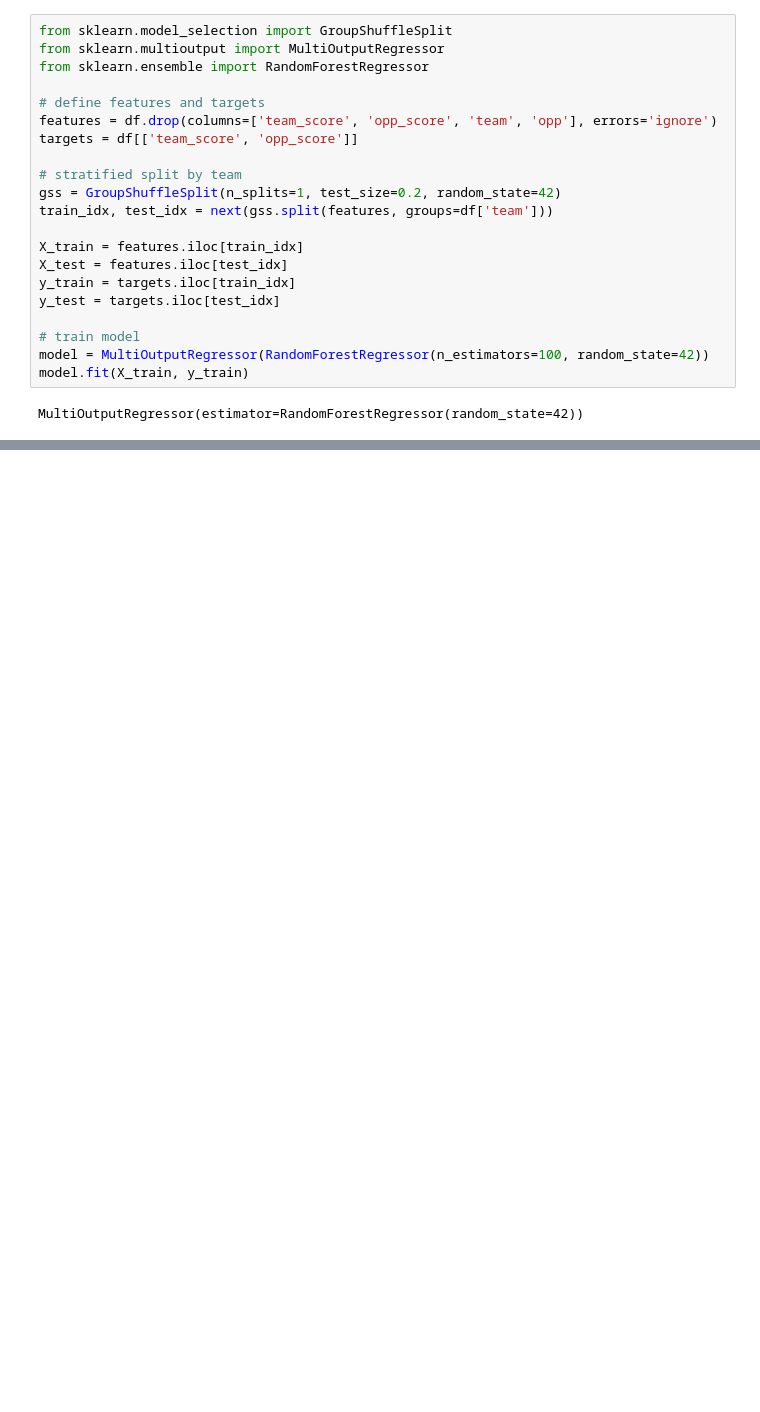
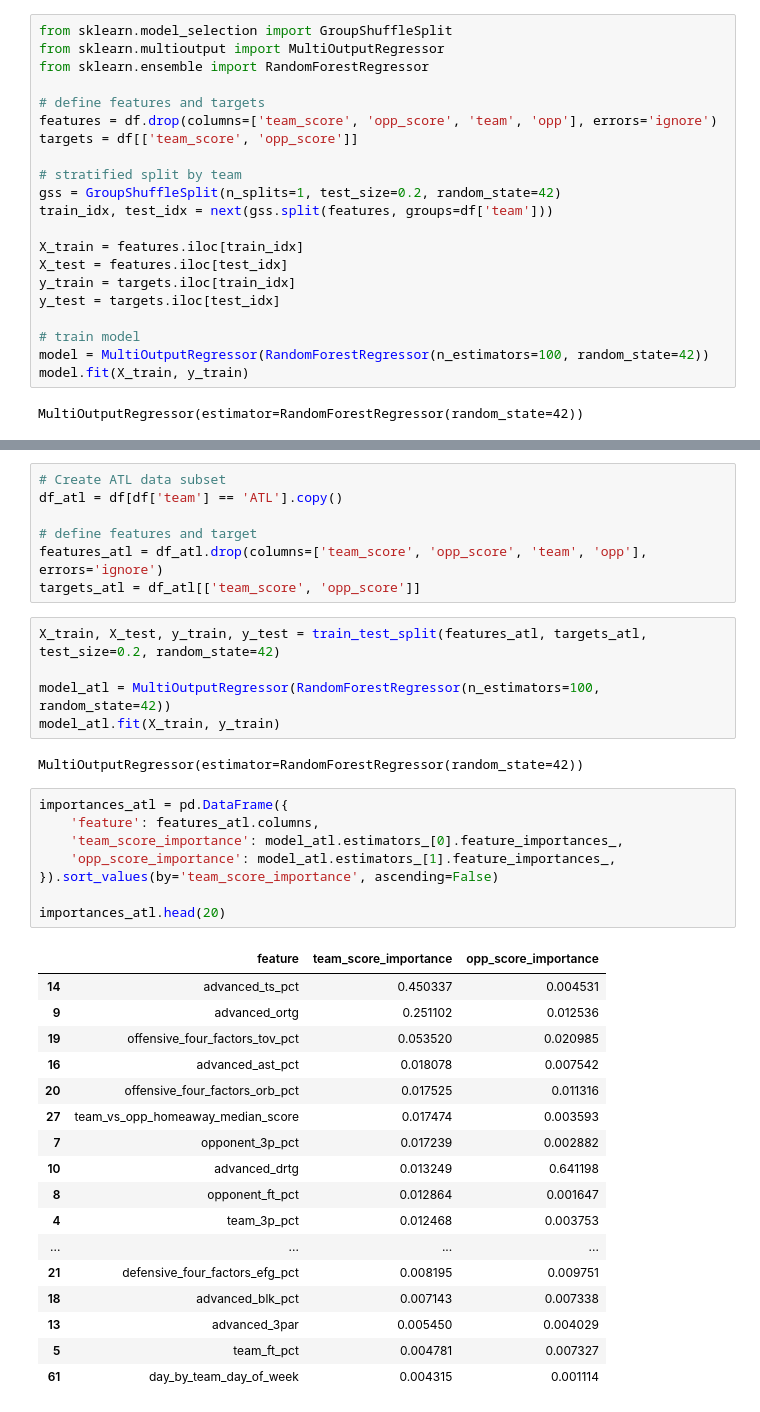
Before and after one commit to colterwood/LHL-final-final-project, a Jupyter notebook: notebooks/league_wide_modeling.ipynb, the cells around one changed output, grey strips where cells are left out. Saved outputs shown, nothing was run; the diff lists cells and outputs as text; blank space fills up the shorter version.

```diff
--- a/notebooks/league_wide_modeling.ipynb
+++ b/notebooks/league_wide_modeling.ipynb
@@ -369,0 +417,40 @@ importances_df.sort_values(by='team_score_importance', ascending=False).head(50)
+# %%
+# Create ATL data subset
+df_atl = df[df['team'] == 'ATL'].copy()
+
+# define features and target
+features_atl = df_atl.drop(columns=['team_score', 'opp_score', 'team', 'opp'], errors='ignore')
+targets_atl = df_atl[['team_score', 'opp_score']]
+# %%
+X_train, X_test, y_train, y_test = train_test_split(features_atl, targets_atl, test_size=0.2, random_state=42)
+
+model_atl = MultiOutputRegressor(RandomForestRegressor(n_estimators=100, random_state=42))
+model_atl.fit(X_train, y_train)
+# %% [output]
+MultiOutputRegressor(estimator=RandomForestRegressor(random_state=42))
+# %%
+importances_atl = pd.DataFrame({
+    'feature': features_atl.columns,
+    'team_score_importance': model_atl.estimators_[0].feature_importances_,
+    'opp_score_importance': model_atl.estimators_[1].feature_importances_,
+}).sort_values(by='team_score_importance', ascending=False)
+
+importances_atl.head(20)
+# %% [output]
+|  | feature | team_score_importance | opp_score_importance |
+| 14 | advanced_ts_pct | 0.450337 | 0.004531 |
+| 9 | advanced_ortg | 0.251102 | 0.012536 |
+| 19 | offensive_four_factors_tov_pct | 0.053520 | 0.020985 |
+| 16 | advanced_ast_pct | 0.018078 | 0.007542 |
+| 20 | offensive_four_factors_orb_pct | 0.017525 | 0.011316 |
+| 27 | team_vs_opp_homeaway_median_score | 0.017474 | 0.003593 |
+| 7 | opponent_3p_pct | 0.017239 | 0.002882 |
+| 10 | advanced_drtg | 0.013249 | 0.641198 |
+| 8 | opponent_ft_pct | 0.012864 | 0.001647 |
+| 4 | team_3p_pct | 0.012468 | 0.003753 |
+| ... | ... | ... | ... |
+| 21 | defensive_four_factors_efg_pct | 0.008195 | 0.009751 |
+| 18 | advanced_blk_pct | 0.007143 | 0.007338 |
+| 13 | advanced_3par | 0.005450 | 0.004029 |
+| 5 | team_ft_pct | 0.004781 | 0.007327 |
+| 61 | day_by_team_day_of_week | 0.004315 | 0.001114 |
```
Also changed, not shown: parts of 23 cells of this notebook.
